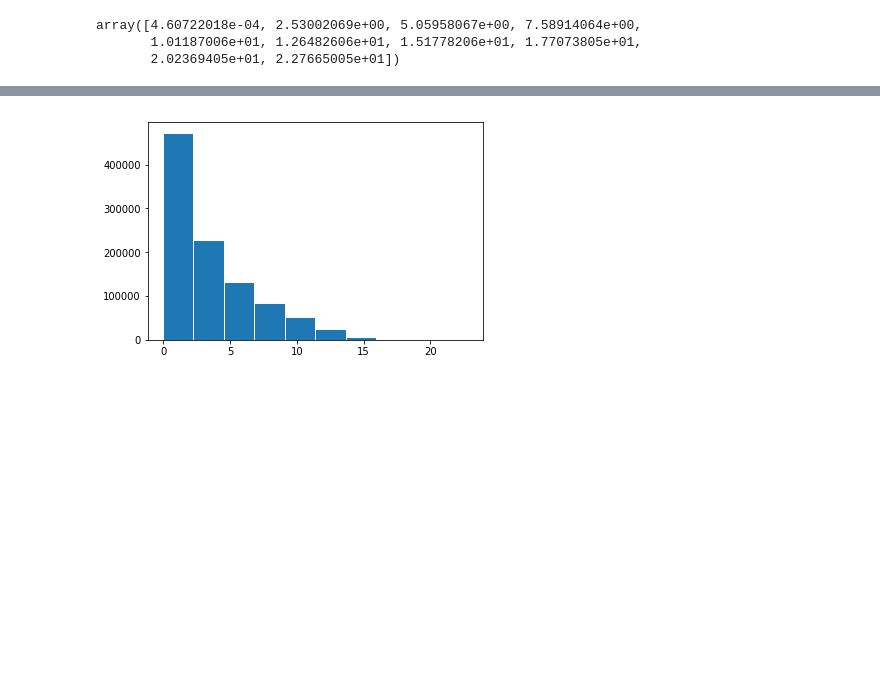
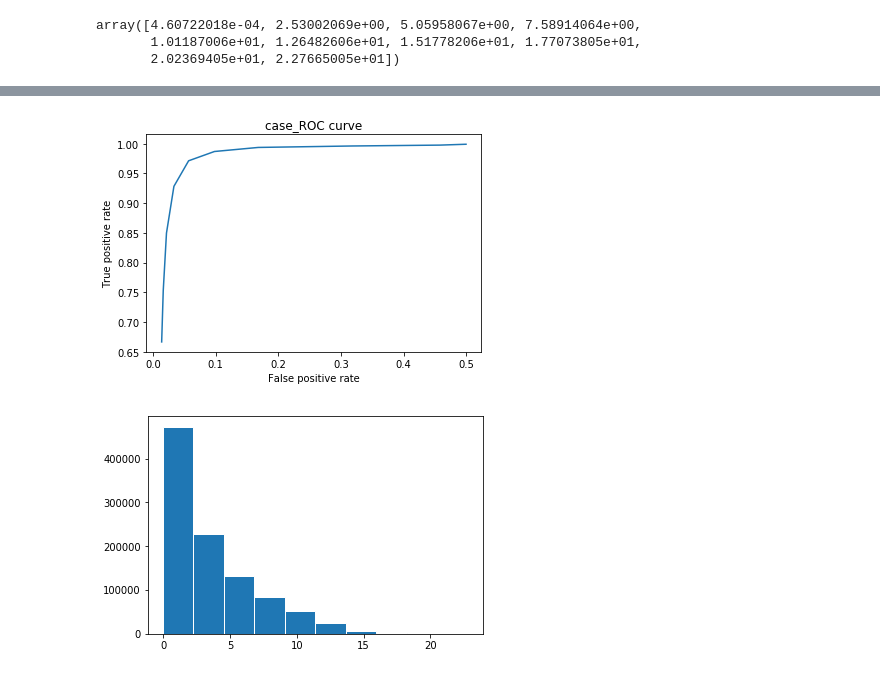
Before and after one commit to Arioluwa/DeepChange, a Jupyter notebook: change_detection/dev.ipynb, the cells around one changed output, grey strips where cells are left out. Saved outputs shown, nothing was run; the diff lists cells and outputs as text; code cells hidden in the pictures; blank space fills up the shorter version.

```diff
--- a/change_detection/dev.ipynb
+++ b/change_detection/dev.ipynb
@@ -173,3 +240,12 @@ similarity_array = np.array([cross_entropy_rl(source_[i],target_[i]) for i in ra
+# %%
+plt.figure()
+plt.plot(fpr, tpr)
+plt.xlabel('False positive rate')
+plt.ylabel('True positive rate')
+plt.title('case_ROC curve')
+plt.show()
+# %% [output]
+[figure, added]
 # %%
 plt.hist(similarity_array, bins=10, label='similarity distribution', ec='white')
 plt.show()
```
Also changed, not shown: parts of 12 cells of this notebook, 1 other file.
